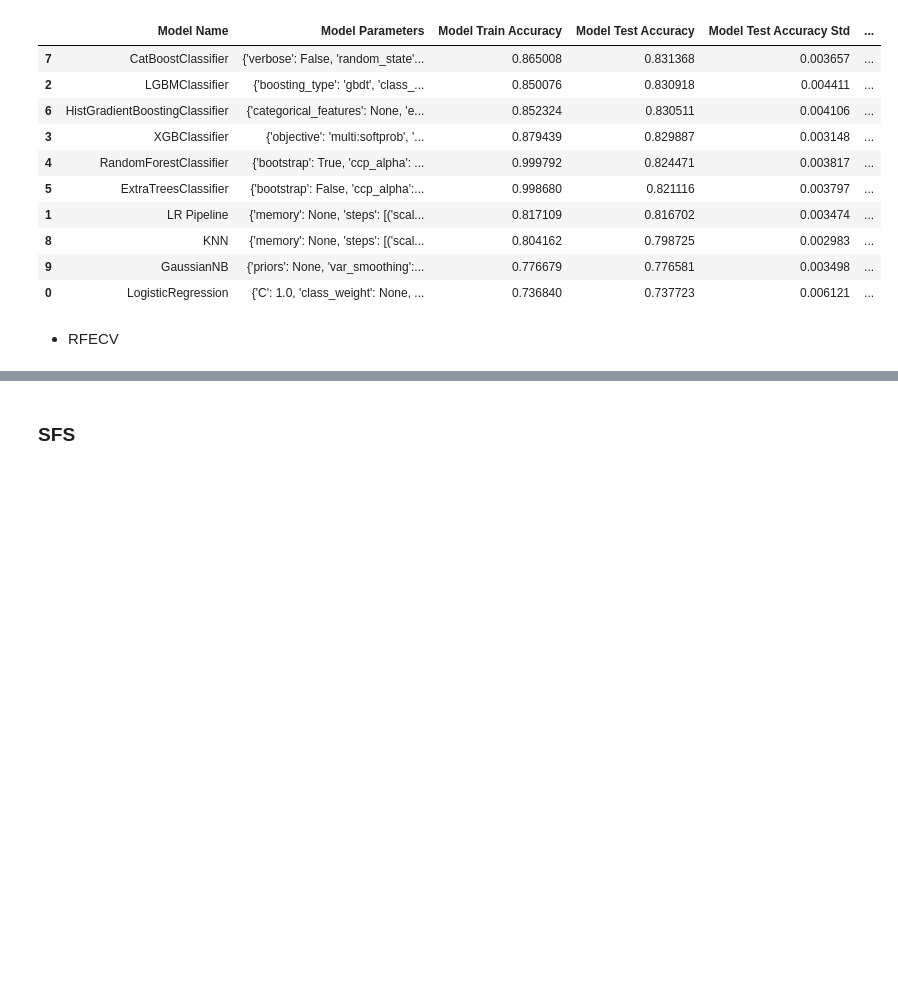
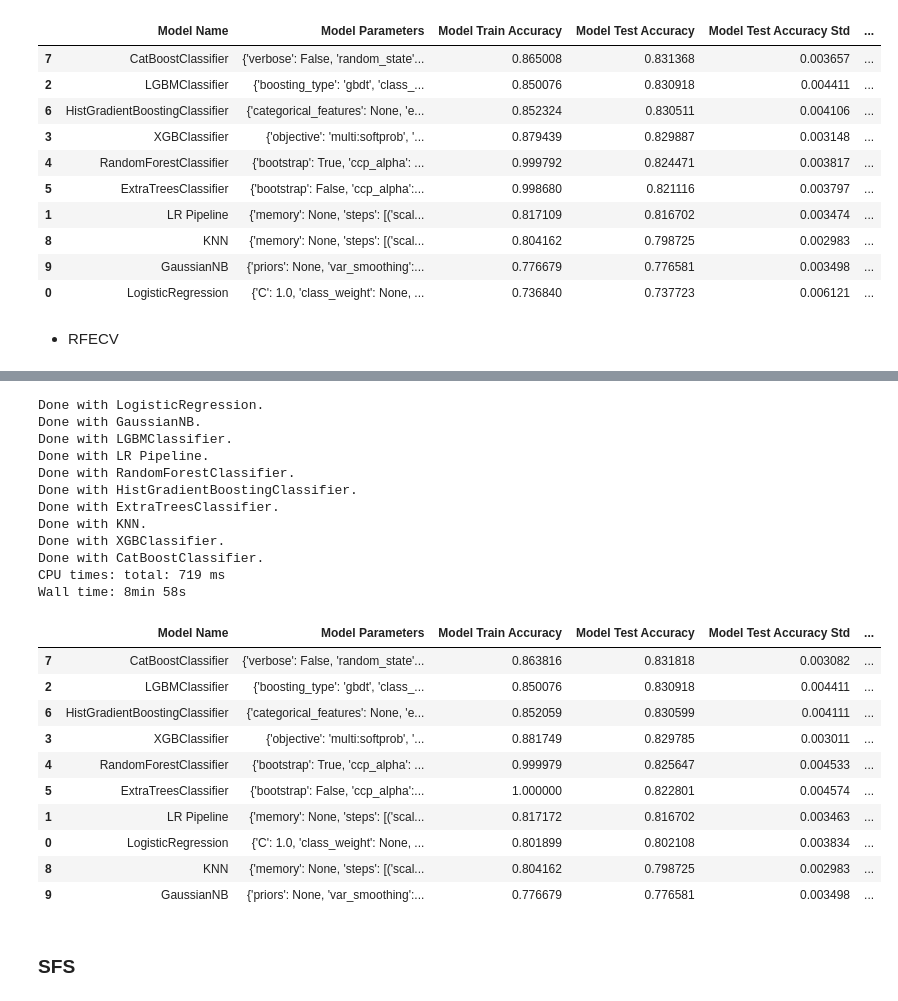
Before and after one commit to hardboyvino/kaggle_competition, a Jupyter notebook: playground_4.6/baseline.ipynb, the cells around one changed output, grey strips where cells are left out. Saved outputs shown, nothing was run; the diff lists cells and outputs as text; code cells hidden in the pictures; blank space fills up the shorter version.

```diff
--- a/playground_4.6/baseline.ipynb
+++ b/playground_4.6/baseline.ipynb
@@ -737,8 +755,32 @@ with open('rfecv_features.txt', mode='w') as f:
 # %%
 %%time
 
-rfecv_models = evaluate_models(models, X, y, rfecv_features, sk3, f'{experiment_name}_rfecv')
+rfecv_models = evaluate_models(models, X, y, rfecv_features, sk10, f'{experiment_name}_rfecv')
 rfecv_models
+# %% [output]
+Done with LogisticRegression.
+Done with GaussianNB.
+Done with LGBMClassifier.
+Done with LR Pipeline.
+Done with RandomForestClassifier.
+Done with HistGradientBoostingClassifier.
+Done with ExtraTreesClassifier.
+Done with KNN.
+Done with XGBClassifier.
+Done with CatBoostClassifier.
+CPU times: total: 719 ms
+Wall time: 8min 58s
+|  | Model Name | Model Parameters | Model Train Accuracy | Model Test Accuracy | Model Test Accuracy Std | ... |
+| 7 | CatBoostClassifier | {'verbose': False, 'random_state'... | 0.863816 | 0.831818 | 0.003082 | ... |
+| 2 | LGBMClassifier | {'boosting_type': 'gbdt', 'class_... | 0.850076 | 0.830918 | 0.004411 | ... |
+| 6 | HistGradientBoostingClassifier | {'categorical_features': None, 'e... | 0.852059 | 0.830599 | 0.004111 | ... |
+| 3 | XGBClassifier | {'objective': 'multi:softprob', '... | 0.881749 | 0.829785 | 0.003011 | ... |
+| 4 | RandomForestClassifier | {'bootstrap': True, 'ccp_alpha': ... | 0.999979 | 0.825647 | 0.004533 | ... |
+| 5 | ExtraTreesClassifier | {'bootstrap': False, 'ccp_alpha':... | 1.000000 | 0.822801 | 0.004574 | ... |
+| 1 | LR Pipeline | {'memory': None, 'steps': [('scal... | 0.817172 | 0.816702 | 0.003463 | ... |
+| 0 | LogisticRegression | {'C': 1.0, 'class_weight': None, ... | 0.801899 | 0.802108 | 0.003834 | ... |
+| 8 | KNN | {'memory': None, 'steps': [('scal... | 0.804162 | 0.798725 | 0.002983 | ... |
+| 9 | GaussianNB | {'priors': None, 'var_smoothing':... | 0.776679 | 0.776581 | 0.003498 | ... |
 # %% [markdown]
 ### SFS
 # %%
```
Also changed, not shown: parts of 1 cell of this notebook, 2 other files.
